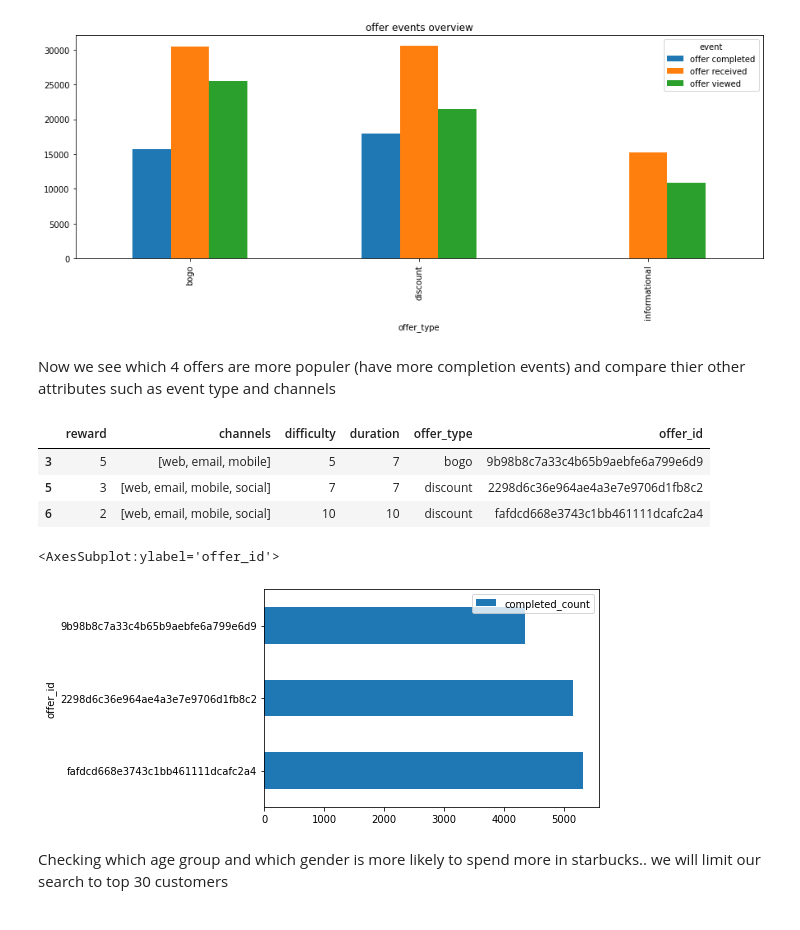
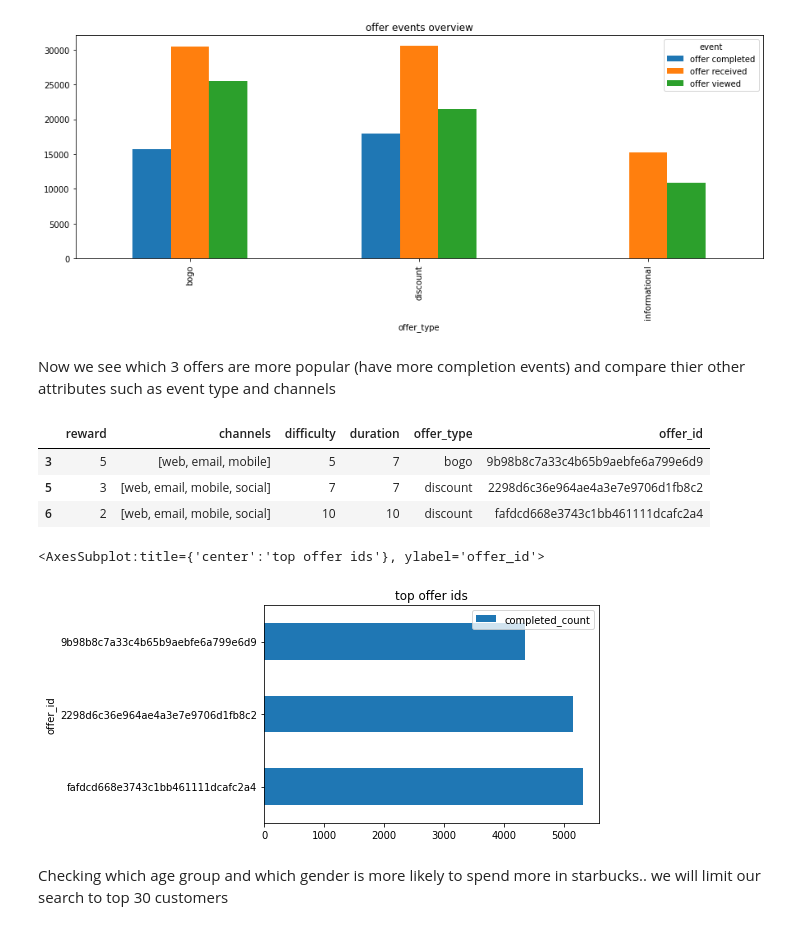
Before and after one commit to wandki/DSND-Capstone-Porject-Starbucks, a Jupyter notebook: Starbucks_Capstone_notebook.ipynb, the cells around one changed output. Drawn from its saved outputs; the diff is of its cells as text; code cells hidden in the pictures.

```diff
--- a/Starbucks_Capstone_notebook.ipynb
+++ b/Starbucks_Capstone_notebook.ipynb
@@ -401,7 +394,7 @@ pd.crosstab(transcript_portfolio.offer_type,transcript_portfolio.event).plot(kin
 <AxesSubplot:title={'center':'offer events overview'}, xlabel='offer_type'>
 [figure]
 # %% [markdown]
-Now we see which 4 offers are more populer (have more completion events) and compare thier other attributes such as event type and channels
+Now we see which 3 offers are more popular (have more completion events) and compare thier other attributes such as event type and channels
 # %%
 top_offers = transcript_portfolio[transcript_portfolio.event == 'offer completed'].offer_id.value_counts().head(3).reset_index()
 top_offers.rename(columns={'index': 'offer_id', 'offer_id':'completed_count'}, inplace=True)
@@ -413,10 +406,10 @@ portfolio[portfolio['offer_id'].isin(top_offers.offer_id)]
 | 6 | 2 | [web, email, mobile, social] | 10 | 10 | discount | fafdcd668e3743c1bb461111dcafc2a4 |
 # %%
 #plot top offers
-top_offers.plot(y='completed_count', x='offer_id', kind="barh")
+top_offers.plot(y='completed_count', x='offer_id', kind='barh', title='top offer ids')
 # %% [output]
-<AxesSubplot:ylabel='offer_id'>
+<AxesSubplot:title={'center':'top offer ids'}, ylabel='offer_id'>
-[figure, old version]
+[figure, new version]
 # %% [markdown]
 Checking which age group and which gender is more likely to spend more in starbucks.. we will limit our search to top 30 customers
 # %%
```
Also changed, not shown: parts of 17 cells of this notebook.
